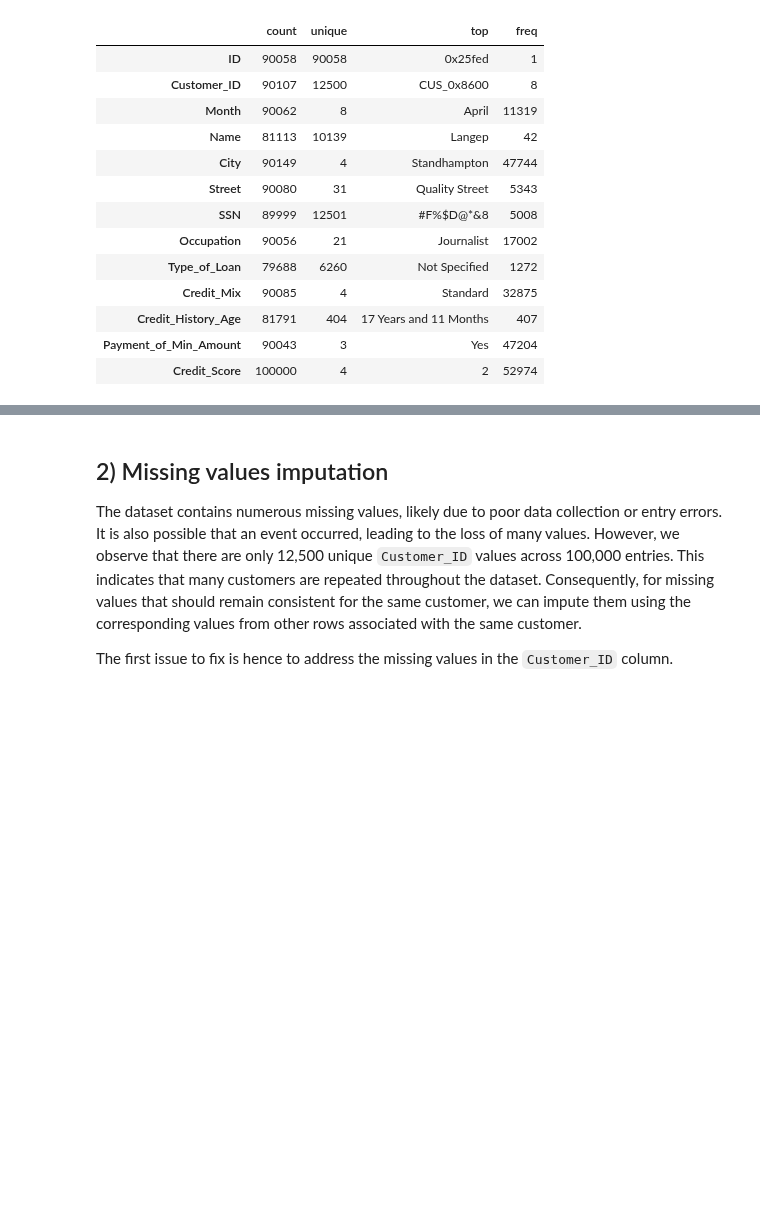
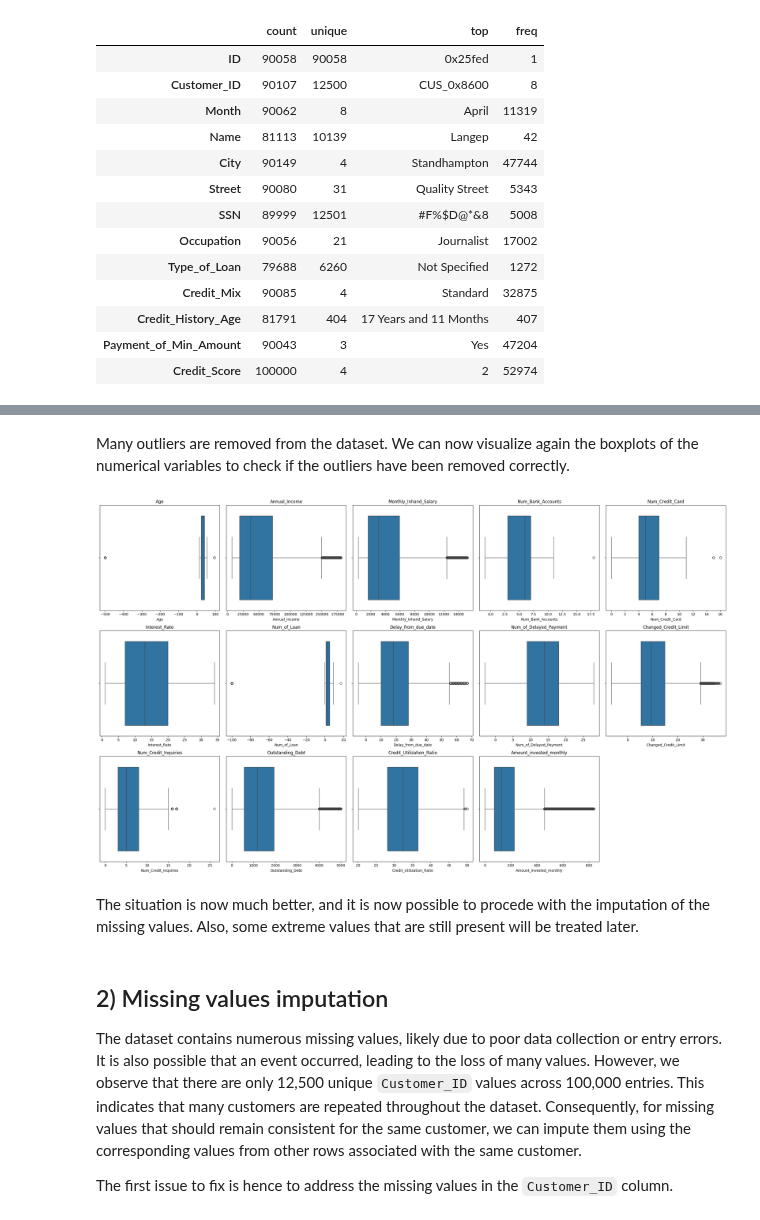
Before and after one commit to lelloxx/Advanced_Coding_Project_LUISS_2024-25, a Jupyter notebook: 1_IMPUTATION.ipynb, the cells around one changed output, grey strips where cells are left out. Cells and saved outputs as stored; diff of their text form; code cells hidden in the pictures; blank space fills up the shorter version.

```diff
--- a/1_IMPUTATION.ipynb
+++ b/1_IMPUTATION.ipynb
@@ -209,3 +292,33 @@ To improve the visualization, we decided to remove outliers from the dataset. Ho
+# %% [markdown]
+Many outliers are removed from the dataset. We can now visualize again the boxplots of the numerical variables to check if the outliers have been removed correctly.
+# %%
+# Assume(numerical_features is your list of columns
+n_features = len(numerical_features)
+if "Credit_Score" in numerical_features:
+    numerical_features.remove('Credit_Score')  # Remove target variable from the list
+n_cols = 5  # You can change this based on your preferred layout
+n_rows = (n_features + n_cols - 1) // n_cols
+
+fig, axes = plt.subplots(n_rows, n_cols, figsize=(5 * n_cols, 5 * n_rows))
+
+# Flatten axes for easy indexing
+axes = axes.flatten()
+
+for i, col in enumerate(numerical_features):
+    # Skip target variable
+    sns.boxplot(ax=axes[i], x = credit_card_df[col])
+    axes[i].set_title(col)
+
+# Turn off unused subplots if any
+for j in range(i + 1, len(axes)):
+    axes[j].axis('off')
+
+plt.tight_layout()
+plt.show()
+# %% [output]
+[figure, added]
+# %% [markdown]
+The situation is now much better, and it is now possible to procede with the imputation of the missing values. Also, some extreme values that are still present will be treated later.
 # %% [markdown]
 ## 2) Missing values imputation
 
```
Also changed, not shown: parts of 22 cells of this notebook, 12 other files.
